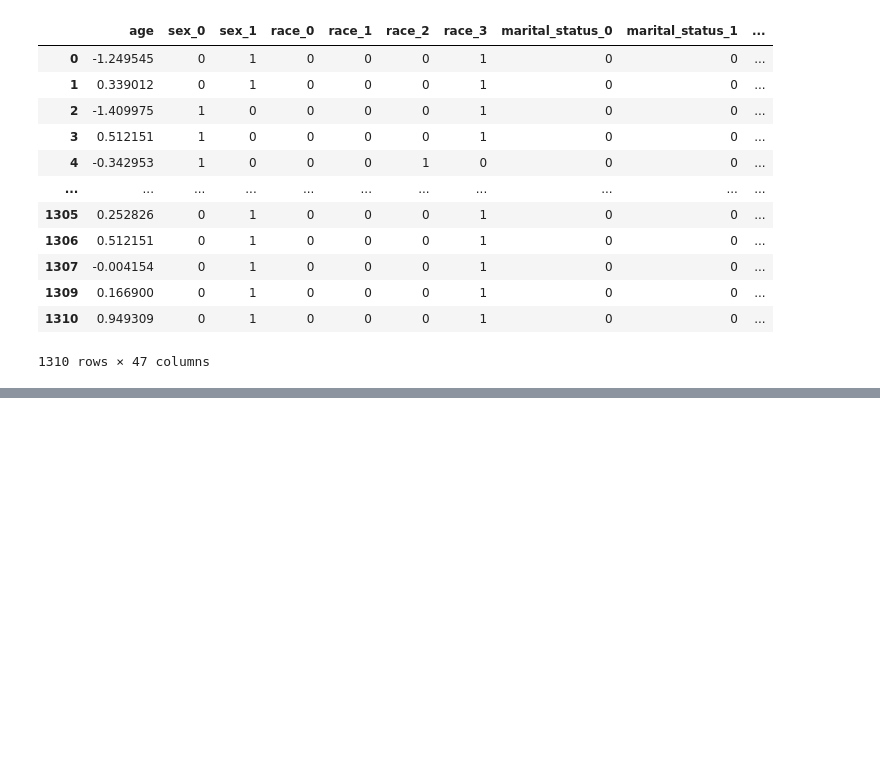
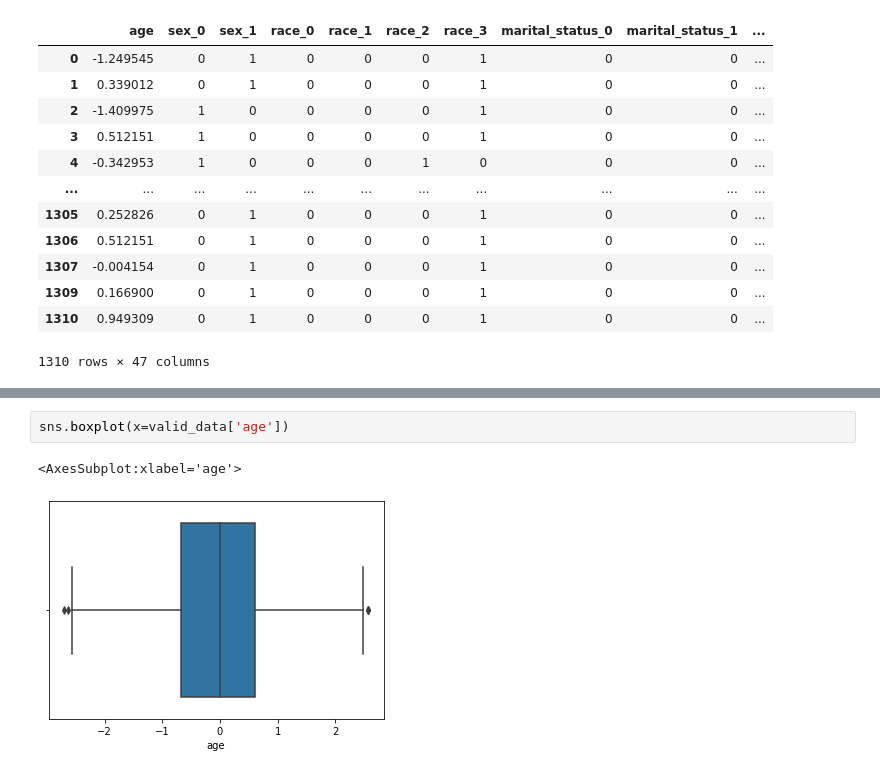
Before and after one commit to martinbudinsky3/diabetes-prediction, a Jupyter notebook: Budinsky_Balekova_Strojove_ucenie.ipynb, the cells around one changed output, grey strips where cells are left out. Cells and saved outputs as stored; diff of their text form; blank space fills up the shorter version.

```diff
--- a/Budinsky_Balekova_Strojove_ucenie.ipynb
+++ b/Budinsky_Balekova_Strojove_ucenie.ipynb
@@ -663,0 +685,5 @@ valid_data
+# %%
+sns.boxplot(x=valid_data['age'])
+# %% [output]
+<AxesSubplot:xlabel='age'>
+[figure, added]
```
Also changed, not shown: parts of 5 cells of this notebook.
